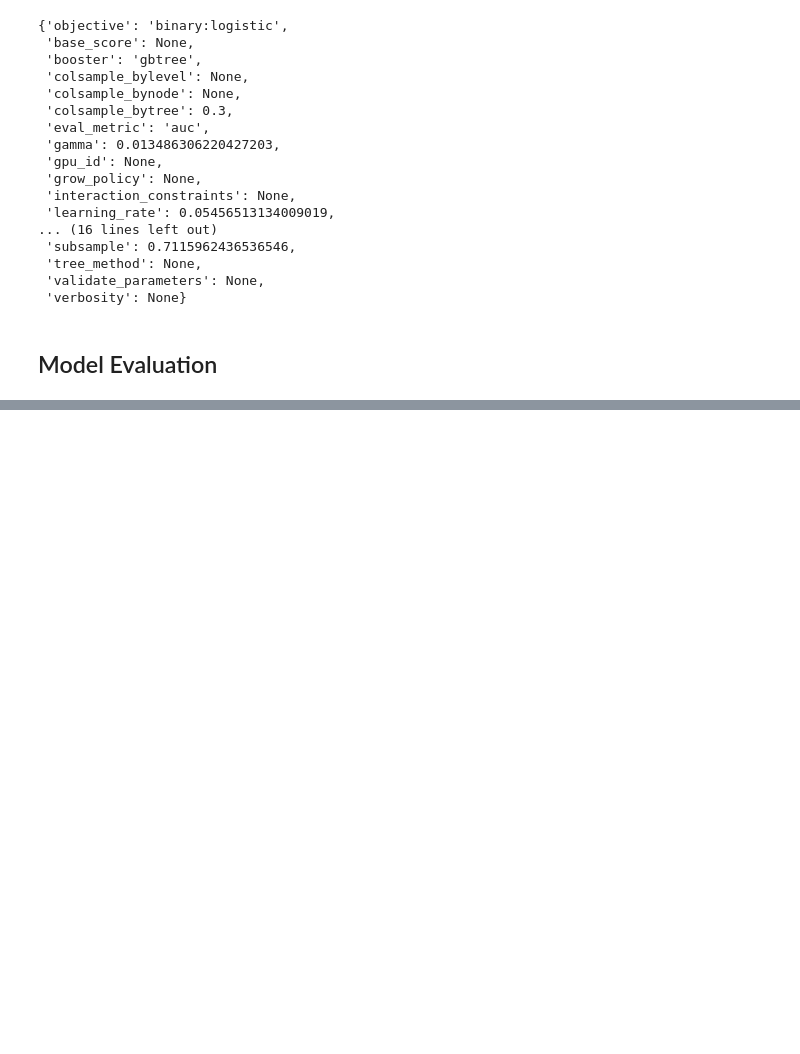
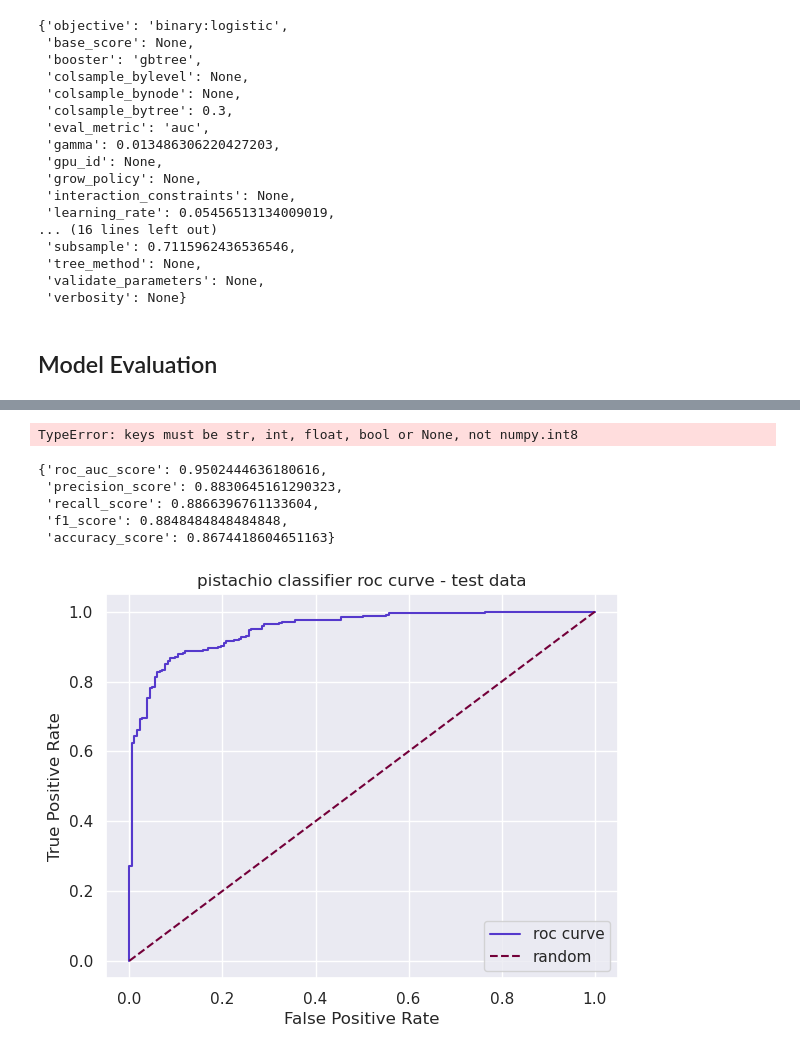
Before and after one commit to petethegreat/pistachio_mlops, a Jupyter notebook: notebook/pistachio.ipynb, the cells around one changed output, grey strips where cells are left out. Saved outputs shown, nothing was run; the diff lists cells and outputs as text; code cells hidden in the pictures; blank space fills up the shorter version.

```diff
--- a/notebook/pistachio.ipynb
+++ b/notebook/pistachio.ipynb
@@ -1070,0 +1097,4 @@ NameError: name 'scipy' is not defined
+# %%
+test = pd.read_parquet(test_path)
+validate_data(test, input_data_schema_path)
+test_proc = preprocess(test)
@@ -1070,0 +1142,47 @@ NameError: name 'scipy' is not defined
+# %%
+psi_eval_path = './data/test_psi_evaluation.json'
+# https://stackoverflow.com/a/57915246
+import numpy as np
+import json
+class NpEncoder(json.JSONEncoder):
+    def default(self, obj):
+        if isinstance(obj, (np.int_, np.intc, np.intp, np.int8,
+                            np.int16, np.int32, np.int64, np.uint8,
+                            np.uint16, np.uint32, np.uint64)):
+
+            return int(obj)
+
+        if isinstance(obj, np.floating):
+            return float(obj)
+        if isinstance(obj, np.ndarray):
+            return obj.tolist()
+        return super(NpEncoder, self).default(obj)
+with open(psi_eval_path, 'w') as outfile:
+    outfile.write(json.dumps(details, cls=NpEncoder))
+# %% [output]
+TypeError: keys must be str, int, float, bool or None, not numpy.int8
+# %%
+features = [x for x in test_proc.columns if x not in ['Class','Target']]
+test_x = test_proc[features]
+test_y = test_proc.Target.values
+# %%
+test_predicted_probs = model.predict_proba(test_x)[:,1]
+# test_predicted_probs[0:5]
+test_predicted_classes = model.predict(test_x)
+test_predicted_classes[0:5]
+test_predicted_labels = np.array([test_proc.Class.cat.categories[x] for x in test_predicted_classes])
+test_positive_responses = np.sum(test_y)
+test_positive_response_rate = np.sum(test_y)/len(test_y)
+# %%
+evaluation_metrics(test_predicted_probs, test_predicted_classes, test_y)
+# %% [output]
+{'roc_auc_score': 0.9502444636180616,
+ 'precision_score': 0.8830645161290323,
+ 'recall_score': 0.8866396761133604,
+ 'f1_score': 0.8848484848484848,
+ 'accuracy_score': 0.8674418604651163}
+# %%
+fig, ax = make_roc_plot(test_predicted_probs, test_y, title='pistachio classifier roc curve - test data')
+fig.savefig('./figures/test_roc_plot.png')
+# %% [output]
+[figure, added]
```
Also changed, not shown: parts of 28 cells of this notebook, 5 other files.
